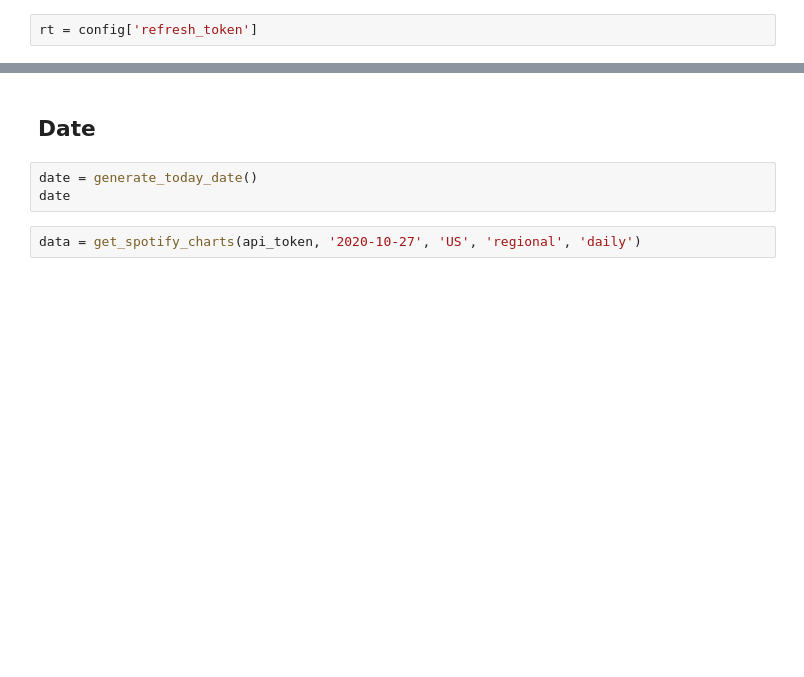
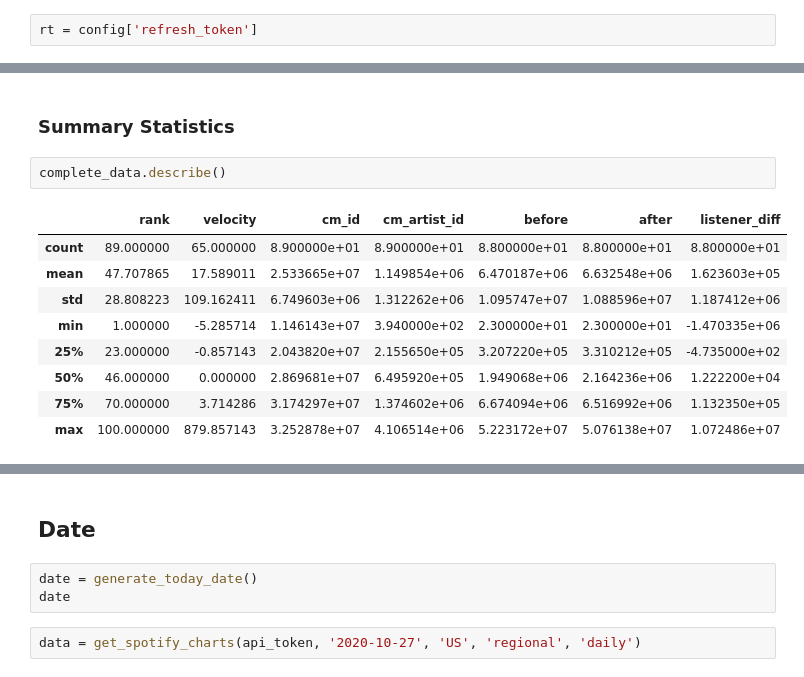
Before and after one commit to jacksonbull87/twitter-bot-music-insights, a Jupyter notebook: tweet bot workbook.ipynb, the cells around one changed output, grey strips where cells are left out. Cells and saved outputs as stored; diff of their text form; blank space fills up the shorter version.

Commit message:
summary statistics of tiktok artists, jan15-jan21

```diff
--- a/tweet bot workbook.ipynb
+++ b/tweet bot workbook.ipynb
@@ -24,0 +114,14 @@ response.headers
+# %% [markdown]
+### Summary Statistics
+# %%
+complete_data.describe()
+# %% [output]
+|  | rank | velocity | cm_id | cm_artist_id | before | after | listener_diff |
+| count | 89.000000 | 65.000000 | 8.900000e+01 | 8.900000e+01 | 8.800000e+01 | 8.800000e+01 | 8.800000e+01 |
+| mean | 47.707865 | 17.589011 | 2.533665e+07 | 1.149854e+06 | 6.470187e+06 | 6.632548e+06 | 1.623603e+05 |
+| std | 28.808223 | 109.162411 | 6.749603e+06 | 1.312262e+06 | 1.095747e+07 | 1.088596e+07 | 1.187412e+06 |
+| min | 1.000000 | -5.285714 | 1.146143e+07 | 3.940000e+02 | 2.300000e+01 | 2.300000e+01 | -1.470335e+06 |
+| 25% | 23.000000 | -0.857143 | 2.043820e+07 | 2.155650e+05 | 3.207220e+05 | 3.310212e+05 | -4.735000e+02 |
+| 50% | 46.000000 | 0.000000 | 2.869681e+07 | 6.495920e+05 | 1.949068e+06 | 2.164236e+06 | 1.222200e+04 |
+| 75% | 70.000000 | 3.714286 | 3.174297e+07 | 1.374602e+06 | 6.674094e+06 | 6.516992e+06 | 1.132350e+05 |
+| max | 100.000000 | 879.857143 | 3.252878e+07 | 4.106514e+06 | 5.223172e+07 | 5.076138e+07 | 1.072486e+07 |
```
Also changed, not shown: parts of 49 cells of this notebook.
